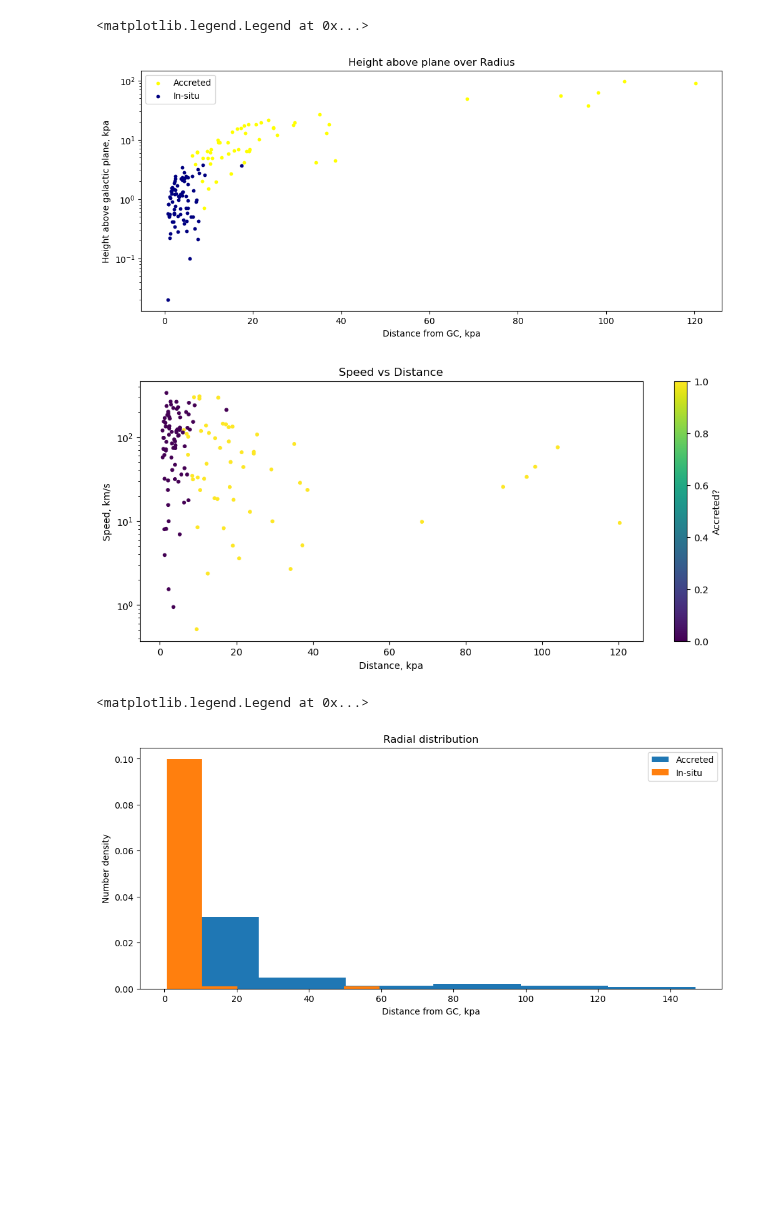
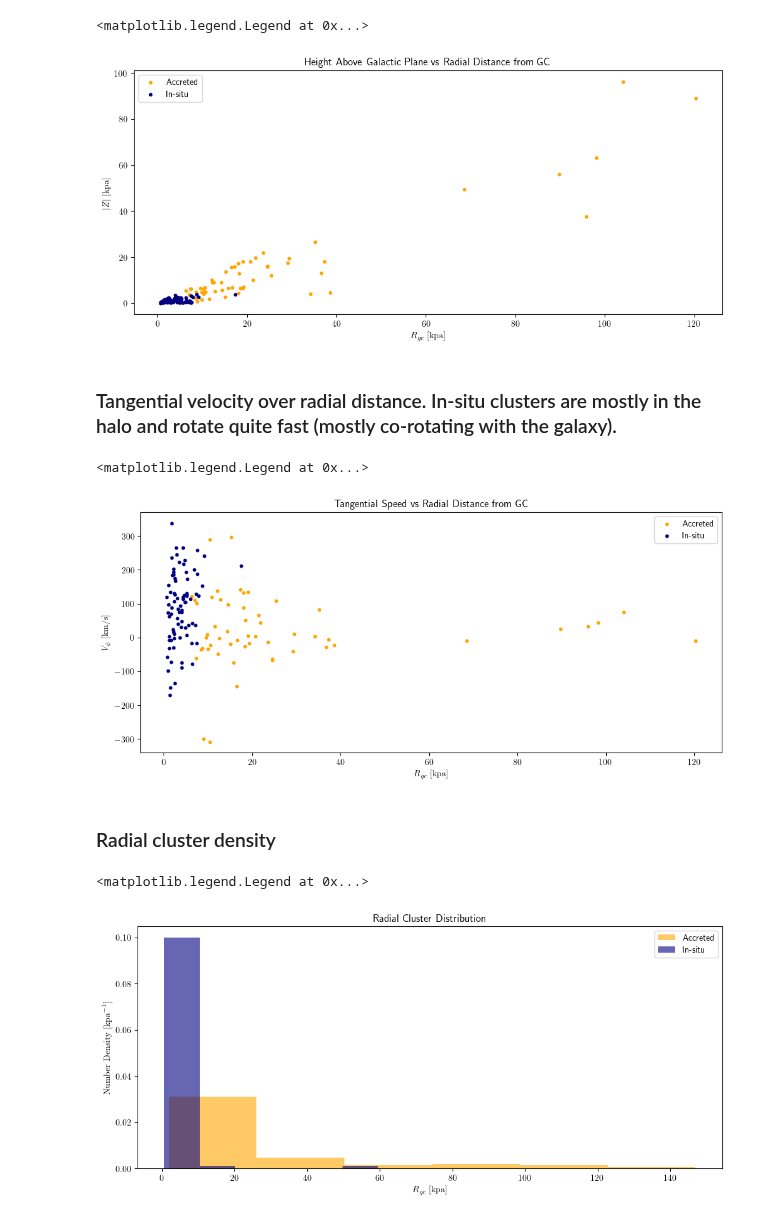
Before and after one commit to Valerii-Radchenkov/3116_Project, a Jupyter notebook: Analysis.ipynb, the cells around one changed output. Cells and saved outputs as stored; diff of their text form; code cells hidden in the pictures; blank space fills up the shorter version.

```diff
--- a/Analysis.ipynb
+++ b/Analysis.ipynb
@@ -2,6 +4,8 @@
 import matplotlib.pyplot as plt
 import numpy as np
 import pandas as pd
+
+plt.rcParams['text.usetex'] = True
 
 H_P1 = pd.read_csv("Data//Standardised_IDs//HarrisPartI.csv")
 H_P2 = pd.read_csv("Data//Standardised_IDs//HarrisPartII.csv")
@@ -108,37 +104,46 @@ ax.legend()
 # %%
 plt.figure(figsize=[12, 5])
-plt.scatter(df.loc[has_FeH & df['Accreted?'], 'R_gc'], np.abs(df.loc[has_FeH & df['Accreted?'], 'Z']), c="yellow", s=10, label = 'Accreted')
+plt.scatter(df.loc[has_FeH & df['Accreted?'], 'R_gc'], np.abs(df.loc[has_FeH & df['Accreted?'], 'Z']), c="orange", s=10, label = 'Accreted')
 plt.scatter(df.loc[has_FeH & ~df['Accreted?'], 'R_gc'], np.abs(df.loc[has_FeH & ~df['Accreted?'], 'Z']), c="navy", s=10, label = 'In-situ')
 
-plt.title('Height above plane over Radius')
-plt.yscale('log')
-plt.xlabel('Distance from GC, kpa')
-plt.ylabel('Height above galactic plane, kpa')
+plt.title('Height Above Galactic Plane vs Radial Distance from GC')
+#plt.yscale('log')
+plt.xlabel(r'$R_{gc}\ [\mathrm{kpa}]$')
+plt.ylabel(r'$|Z|\ \space [\mathrm{kpa}]$')
 plt.legend()
 # %% [output]
 <matplotlib.legend.Legend at 0x...>
-[figure, old version]
+[figure, new version]
+# %% [markdown]
+###
+### Tangential velocity over radial distance. In-situ clusters are mostly in the halo and rotate quite fast (mostly co-rotating with the galaxy).
 # %%
 has_FeH = df['FeH'].notna()
 plt.figure(figsize=[12, 5])
-plt.scatter(df.loc[has_FeH, 'R_gc'], np.abs(df.loc[has_FeH, 'V_phi']), c=df.loc[has_FeH, 'Accreted?'], cmap="viridis", s=10)
 
-plt.title('Speed vs Distance')
-plt.yscale('log')
-plt.xlabel('Distance, kpa')
-plt.ylabel('Speed, km/s')
-plt.colorbar().set_label('Accreted?')
+plt.scatter(df.loc[has_FeH & df['Accreted?'], 'R_gc'], df.loc[has_FeH & df['Accreted?'], 'V_phi'], c="orange", s=10, label = 'Accreted')
+plt.scatter(df.loc[has_FeH & ~df['Accreted?'], 'R_gc'], df.loc[has_FeH & ~df['Accreted?'], 'V_phi'], c="navy", s=10, label = 'In-situ')
+
+plt.title('Tangential Speed vs Radial Distance from GC')
+#plt.yscale('log')
+plt.xlabel(r'$R_{gc}\ [\mathrm{kpa}]$')
+plt.ylabel('$V_{\phi}\ [\mathrm{km/s}]$')
+plt.legend()
 # %% [output]
+<matplotlib.legend.Legend at 0x...>
-[figure, old version]
+[figure, new version]
+# %% [markdown]
+###
+### Radial cluster density
 # %%
 plt.figure(figsize=[12, 5])
 
-plt.hist(df.loc[df['Accreted?'] == 1,'R_gc'], bins=6, density=True, label='Accreted')
-plt.hist(df.loc[df['Accreted?'] == 0,'R_gc'], bins=6, density=True, label='In-situ')
-plt.title('Radial distribution')
-plt.xlabel('Distance from GC, kpa')
-plt.ylabel('Number density')
+plt.hist(df.loc[df['Accreted?'] == 1,'R_gc'], bins=6, density=True, label='Accreted', color="orange", alpha=0.6)
+plt.hist(df.loc[df['Accreted?'] == 0,'R_gc'], bins=6, density=True, label='In-situ', color="navy", alpha=0.6)
+plt.title('Radial Cluster Distribution')
+plt.xlabel(r'$R_{gc}\ [\mathrm{kpa}]$')
+plt.ylabel('$\mathrm{Number} \ \mathrm{Density}\ [\mathrm{kpa}^{-1}]$')
 plt.legend()
 # %% [output]
 <matplotlib.legend.Legend at 0x...>
-[figure, old version]
+[figure, new version]
```
Also changed, not shown: parts of 10 cells of this notebook, 1 other file.
